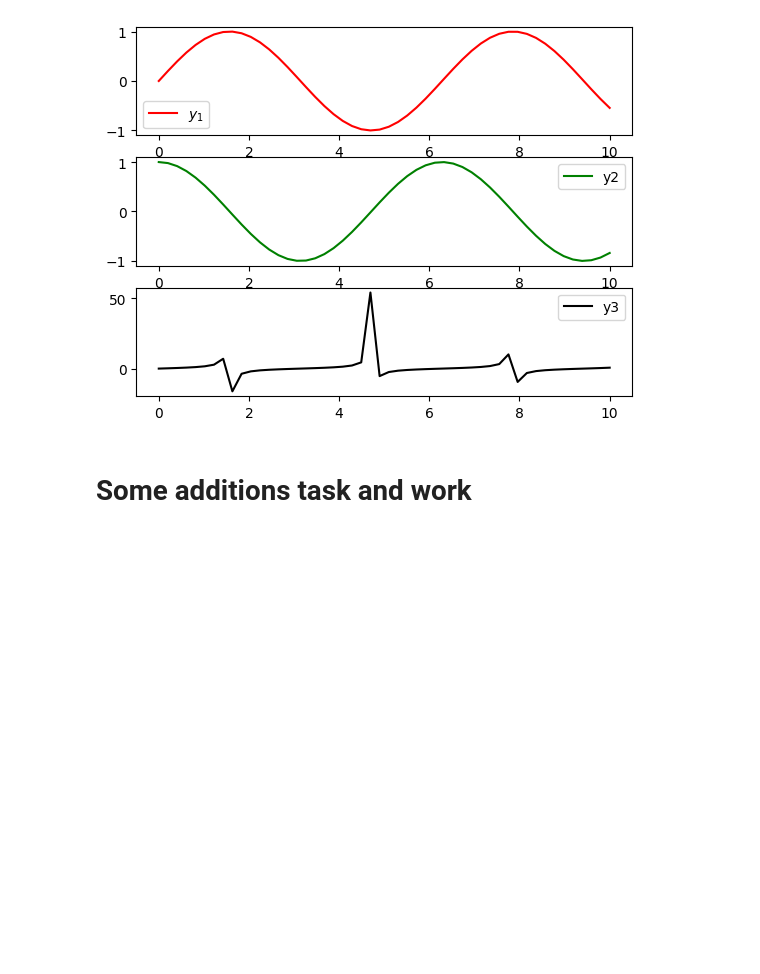
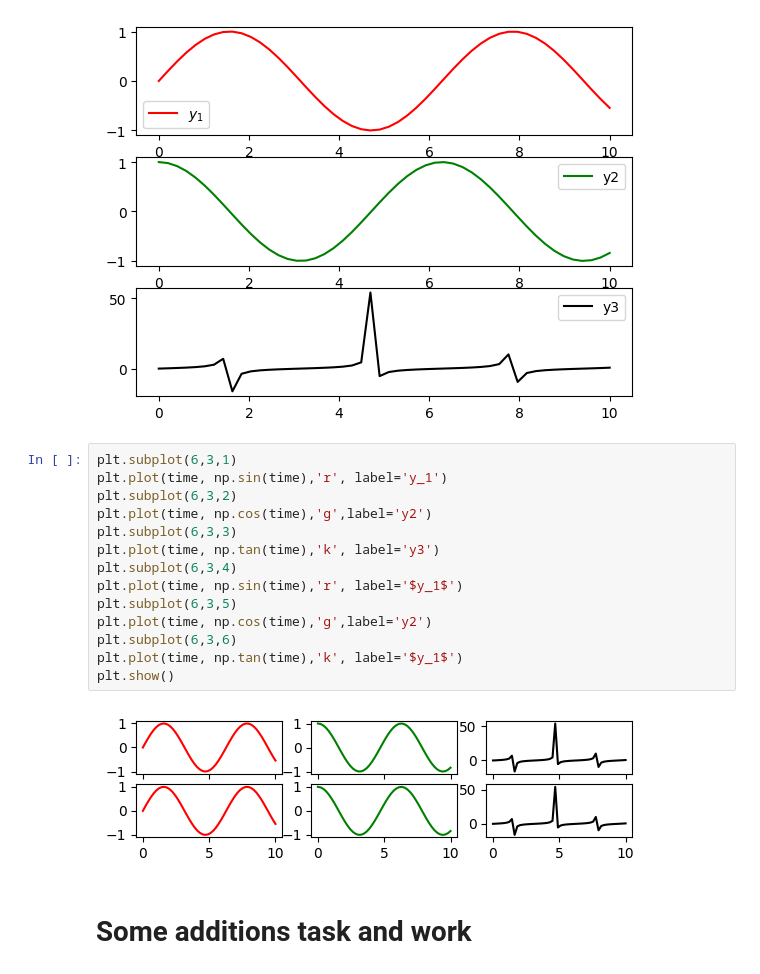
Before and after one commit to gmarxcc/machine-learning-course-uac, a Jupyter notebook: 0-intro-jupyter/main.ipynb, the cells around one changed output. Drawn from its saved outputs; the diff is of its cells as text; blank space fills up the shorter version.

```diff
--- a/0-intro-jupyter/main.ipynb
+++ b/0-intro-jupyter/main.ipynb
@@ -145,6 +146,22 @@ plt.legend()
 plt.show()
 # %% [output]
 [figure]
+# %%
+plt.subplot(6,3,1)
+plt.plot(time, np.sin(time),'r', label='y_1')
+plt.subplot(6,3,2)
+plt.plot(time, np.cos(time),'g',label='y2')
+plt.subplot(6,3,3)
+plt.plot(time, np.tan(time),'k', label='y3')
+plt.subplot(6,3,4)
+plt.plot(time, np.sin(time),'r', label='$y_1$')
+plt.subplot(6,3,5)
+plt.plot(time, np.cos(time),'g',label='y2')
+plt.subplot(6,3,6)
+plt.plot(time, np.tan(time),'k', label='$y_1$')
+plt.show()
+# %% [output]
+[figure, added]
 # %% [markdown]
 # Some additions task and work
 # %% [markdown]
```
Also changed, not shown: parts of 1 cell of this notebook.
